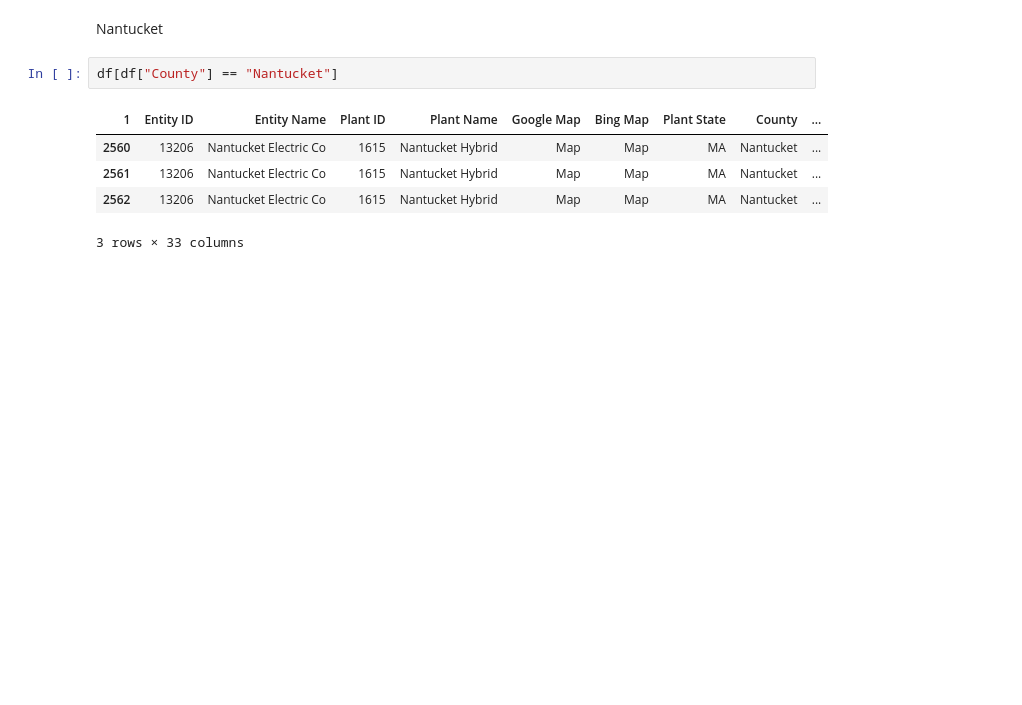
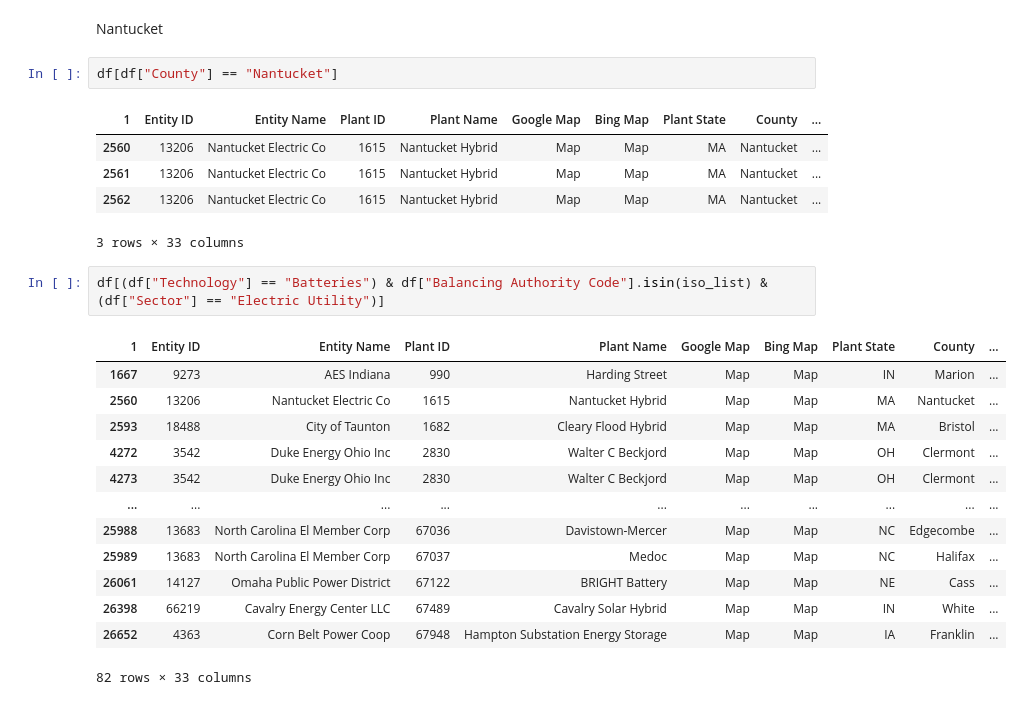
Before and after one commit to mit-shin-group/storage-value, a Jupyter notebook: notebooks/storage_eia860.ipynb, the cells around one changed output. Saved outputs shown, nothing was run; the diff lists cells and outputs as text; blank space fills up the shorter version.

```diff
--- a/notebooks/storage_eia860.ipynb
+++ b/notebooks/storage_eia860.ipynb
@@ -159,3 +152,19 @@ df[df["County"] == "Nantucket"]
 | 2561 | 13206 | Nantucket Electric Co | 1615 | Nantucket Hybrid | Map | Map | MA | Nantucket | ... |
 | 2562 | 13206 | Nantucket Electric Co | 1615 | Nantucket Hybrid | Map | Map | MA | Nantucket | ... |
 3 rows × 33 columns
+# %%
+df[(df["Technology"] == "Batteries") & df["Balancing Authority Code"].isin(iso_list) & (df["Sector"] == "Electric Utility")]
+# %% [output]
+| 1 | Entity ID | Entity Name | Plant ID | Plant Name | Google Map | Bing Map | Plant State | County | ... |
+| 1667 | 9273 | AES Indiana | 990 | Harding Street | Map | Map | IN | Marion | ... |
+| 2560 | 13206 | Nantucket Electric Co | 1615 | Nantucket Hybrid | Map | Map | MA | Nantucket | ... |
+| 2593 | 18488 | City of Taunton | 1682 | Cleary Flood Hybrid | Map | Map | MA | Bristol | ... |
+| 4272 | 3542 | Duke Energy Ohio Inc | 2830 | Walter C Beckjord | Map | Map | OH | Clermont | ... |
+| 4273 | 3542 | Duke Energy Ohio Inc | 2830 | Walter C Beckjord | Map | Map | OH | Clermont | ... |
+| ... | ... | ... | ... | ... | ... | ... | ... | ... | ... |
+| 25988 | 13683 | North Carolina El Member Corp | 67036 | Davistown-Mercer | Map | Map | NC | Edgecombe | ... |
+| 25989 | 13683 | North Carolina El Member Corp | 67037 | Medoc | Map | Map | NC | Halifax | ... |
+| 26061 | 14127 | Omaha Public Power District | 67122 | BRIGHT Battery | Map | Map | NE | Cass | ... |
+| 26398 | 66219 | Cavalry Energy Center LLC | 67489 | Cavalry Solar Hybrid | Map | Map | IN | White | ... |
+| 26652 | 4363 | Corn Belt Power Coop | 67948 | Hampton Substation Energy Storage | Map | Map | IA | Franklin | ... |
+82 rows × 33 columns
```
Also changed, not shown: parts of 7 cells of this notebook, 1 other file.
